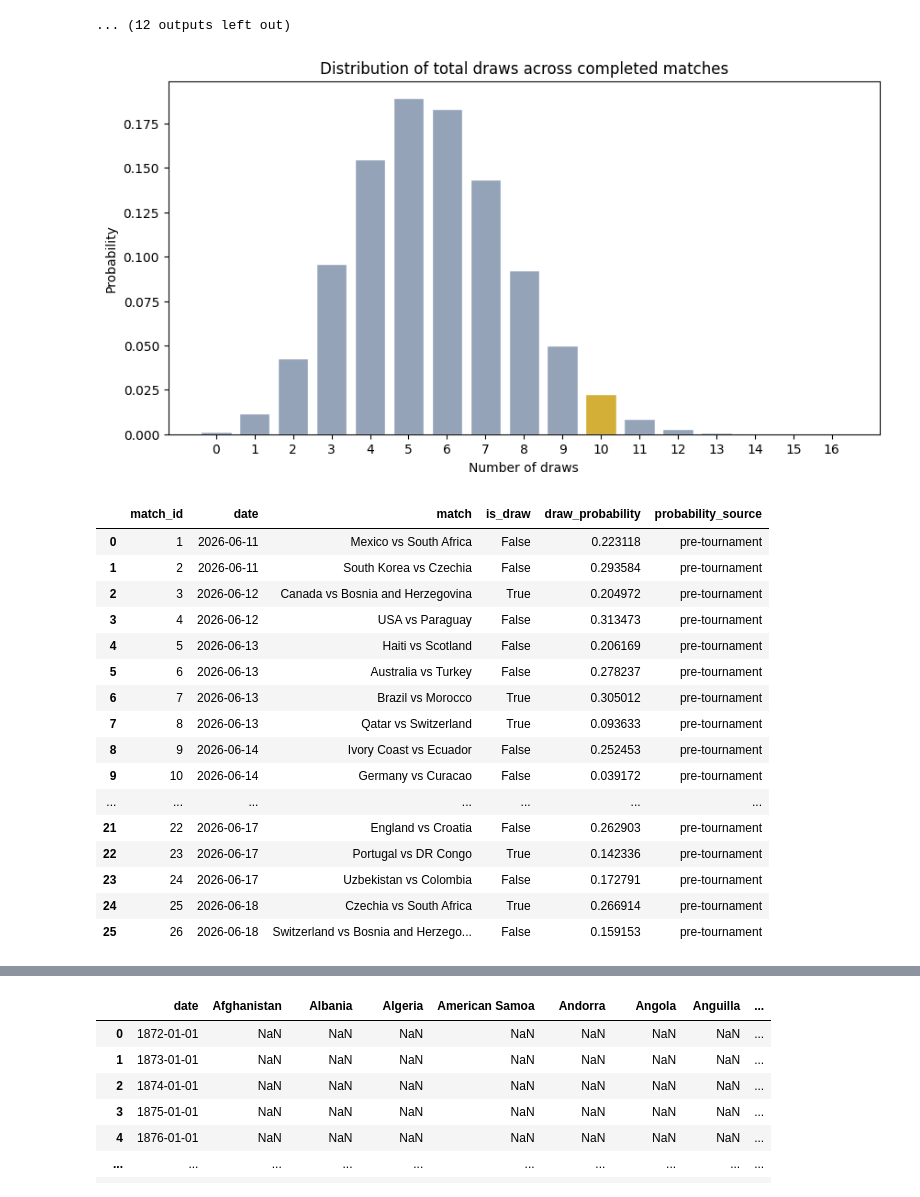
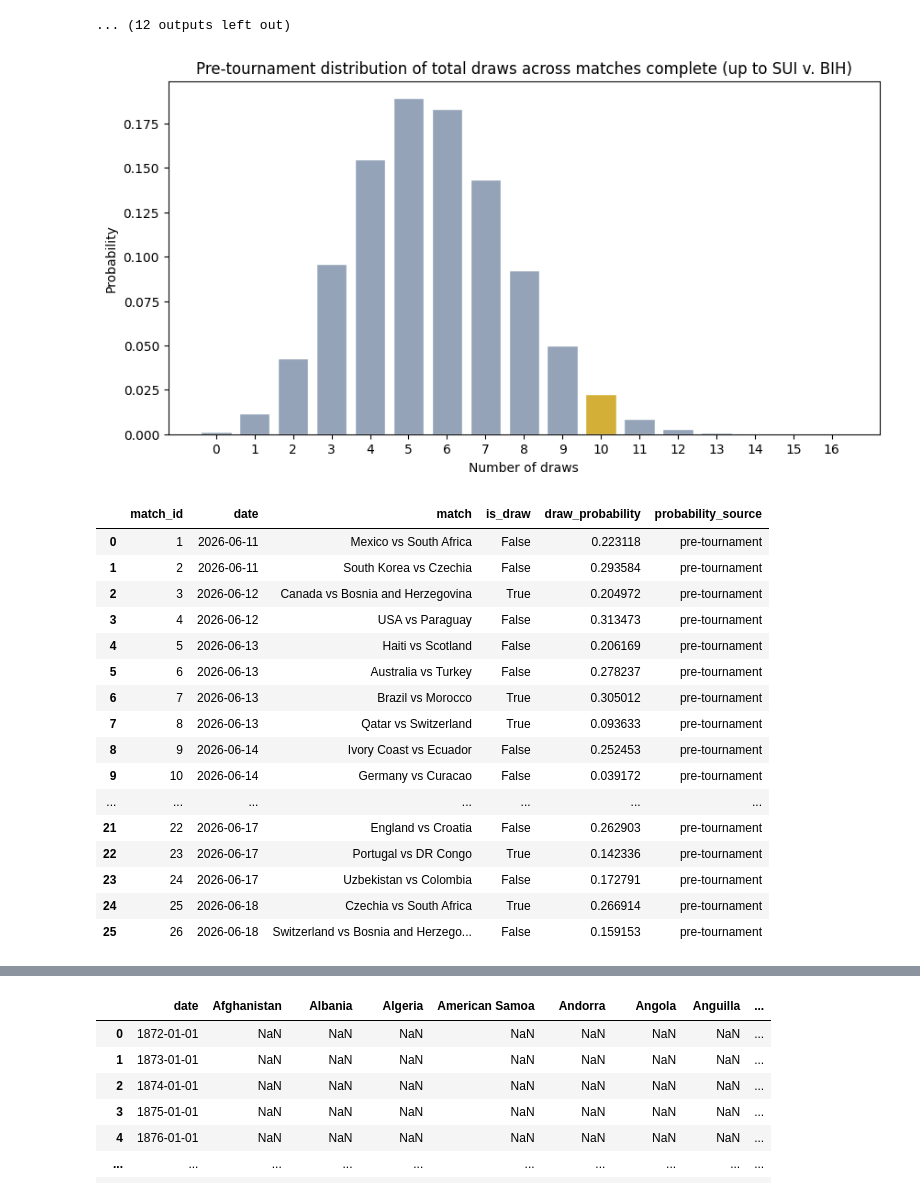
Before and after one commit to rwarneke/football_model, a Jupyter notebook: scratch.ipynb, the cells around one changed output, grey strips where cells are left out. Cells and saved outputs as stored; diff of their text form; code cells hidden in the pictures.

Commit message:
matches

```diff
--- a/scratch.ipynb
+++ b/scratch.ipynb
@@ -387,6 +389,7 @@ describe_simulation(worst_sim_index, "Worst")
 import json
 from pathlib import Path
 
+import matplotlib.image as mpimg
 import matplotlib.pyplot as plt
 import numpy as np
 import pandas as pd
@@ -542,47 +545,47 @@ draw_probabilities = completed_draw_probabilities_df["draw_probability"].to_nump
 observed_draws = int(completed_draw_probabilities_df["is_draw"].sum())
 
 draw_count_distribution = np.array([1.0])
 for p_draw in draw_probabilities:
     draw_count_distribution = np.convolve(draw_count_distribution, np.array([1 - p_draw, p_draw]))
 
 draw_count_distribution_series = pd.Series(
     draw_count_distribution,
     index=pd.Index(range(len(draw_count_distribution)), name="draw_count"),
     name="probability",
 )
 
 plot_distribution_series = draw_count_distribution_series.loc[
     (draw_count_distribution_series >= 1e-6)
     | (draw_count_distribution_series.index == observed_draws)
 ]
 bar_colors = ["#94a3b8"] * len(plot_distribution_series)
 if observed_draws in plot_distribution_series.index:
     bar_colors[list(plot_distribution_series.index).index(observed_draws)] = "#d4af37"
 
 fig, ax = plt.subplots(figsize=(10, 5))
 cape_verde_flag = mpimg.imread(CAPE_VERDE_FLAG_PATH)
-ax.imshow(
-    cape_verde_flag,
-    extent=(
-        plot_distribution_series.index.min() - 0.5,
-        plot_distribution_series.index.max() + 0.5,
-        0,
-        max(plot_distribution_series.max() * 1.05, 1e-9),
-    ),
-    aspect="auto",
-    alpha=0.09,
-    zorder=0,
-)
+# ax.imshow(
+#     cape_verde_flag,
+#     extent=(
+#         plot_distribution_series.index.min() - 0.5,
+#         plot_distribution_series.index.max() + 0.5,
+#         0,
+#         max(plot_distribution_series.max() * 1.05, 1e-9),
+#     ),
+#     aspect="auto",
+#     alpha=0.09,
+#     zorder=0,
+# )
 ax.bar(plot_distribution_series.index, plot_distribution_series.values, color=bar_colors, edgecolor="white")
-ax.set_title("Pre-tournament distribution of total draws across completed matches")
+ax.set_title("Pre-tournament distribution of total draws across matches complete (up to SUI v. BIH)")
 ax.set_xlabel("Number of draws")
 ax.set_ylabel("Probability")
 ax.set_xticks(plot_distribution_series.index)
 plt.show()
 
 completed_draw_probabilities_df
 # %% [output]
-[figure, old version]
+[figure, new version]
 |  | match_id | date | match | is_draw | draw_probability | probability_source |
 | 0 | 1 | 2026-06-11 | Mexico vs South Africa | False | 0.223118 | pre-tournament |
 | 1 | 2 | 2026-06-11 | South Korea vs Czechia | False | 0.293584 | pre-tournament |
```
Also changed, not shown: parts of 4 cells of this notebook, 26 other files.
